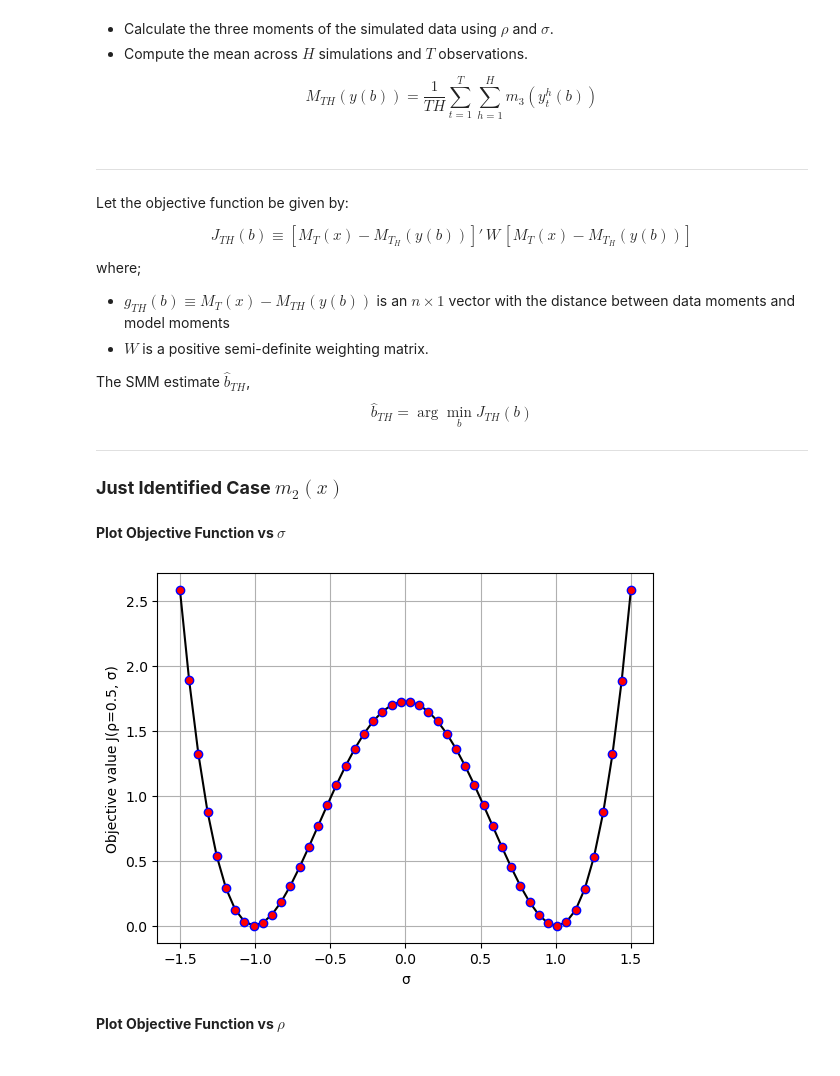
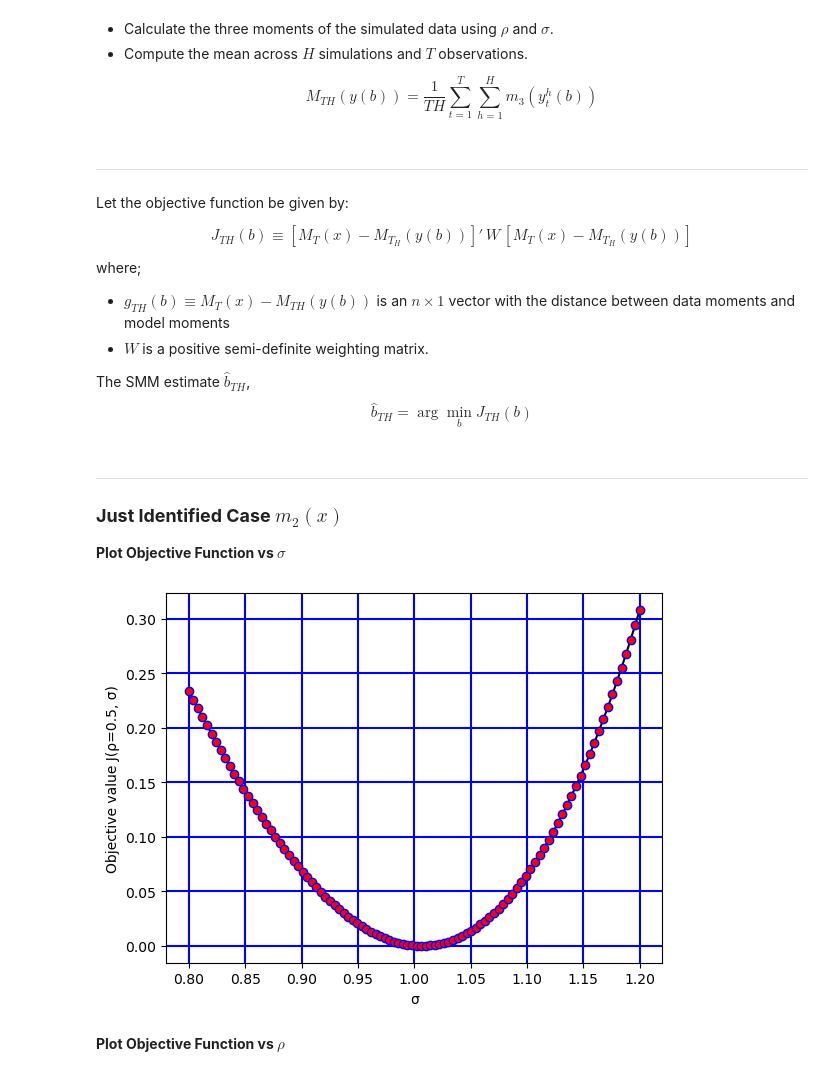
Before and after one commit to Mahan-Rezaeiii/Simulated-Method-of-Moments, a Jupyter notebook: Code/main.ipynb, the cells around one changed output. Cells and saved outputs as stored; diff of their text form; code cells hidden in the pictures.

Commit message:
Update the Plots and Add 3D Plot

```diff
--- a/Code/main.ipynb
+++ b/Code/main.ipynb
@@ -245,10 +246,6 @@ The SMM estimate $\hat{b}_{TH}$,
 $$
 \hat{b}_{TH} = \arg \min_b J_{TH}(b)
 $$
-
----
-
-### **Just Identified Case $m_2(x)$**
 # %%
 def obj_func(par_ls, w = np.eye(3), moment_idx=[0,1,2]):
     rho , sigma = par_ls
@@ -260,23 +257,27 @@ def obj_func(par_ls, w = np.eye(3), moment_idx=[0,1,2]):
     JTH = diff.T @ w @ diff
     return JTH.item()
 # %% [markdown]
+---
+
+### **Just Identified Case $m_2(x)$**
+
 **Plot Objective Function vs $\sigma$**
 # %%
 rho_fixed = 0.5
-sigma_vals = np.linspace(-1.5, 1.5, 50)
+sigma_vals = np.linspace(0.8, 1.2, 100)
 
 J_vals = [obj_func([rho_fixed, s], w=np.eye(2), moment_idx=[0, 1]) for s in sigma_vals]
 
 plt.figure()
 plt.plot(sigma_vals, J_vals, marker='.', markersize=12,
     markerfacecolor='red', markeredgecolor='blue',
     linestyle='-', color='black')
 plt.xlabel("σ")
 plt.ylabel("Objective value J(ρ=0.5, σ)")
-plt.grid(True)
+plt.grid(True, color='blue', linewidth=1.5)
 plt.show()
 # %% [output]
-[figure, old version]
+[figure, new version]
 # %% [markdown]
 **Plot Objective Function vs $\rho$**
 # %%
```
Also changed, not shown: parts of 3 cells of this notebook.
